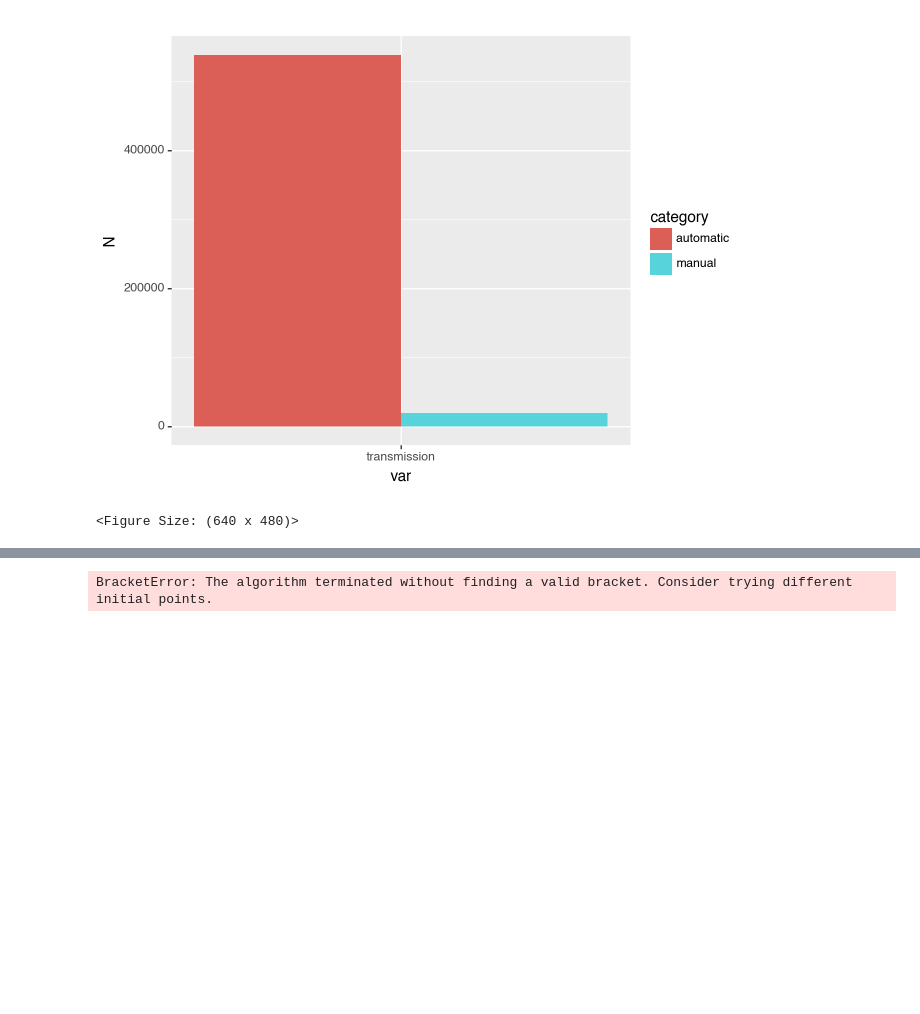
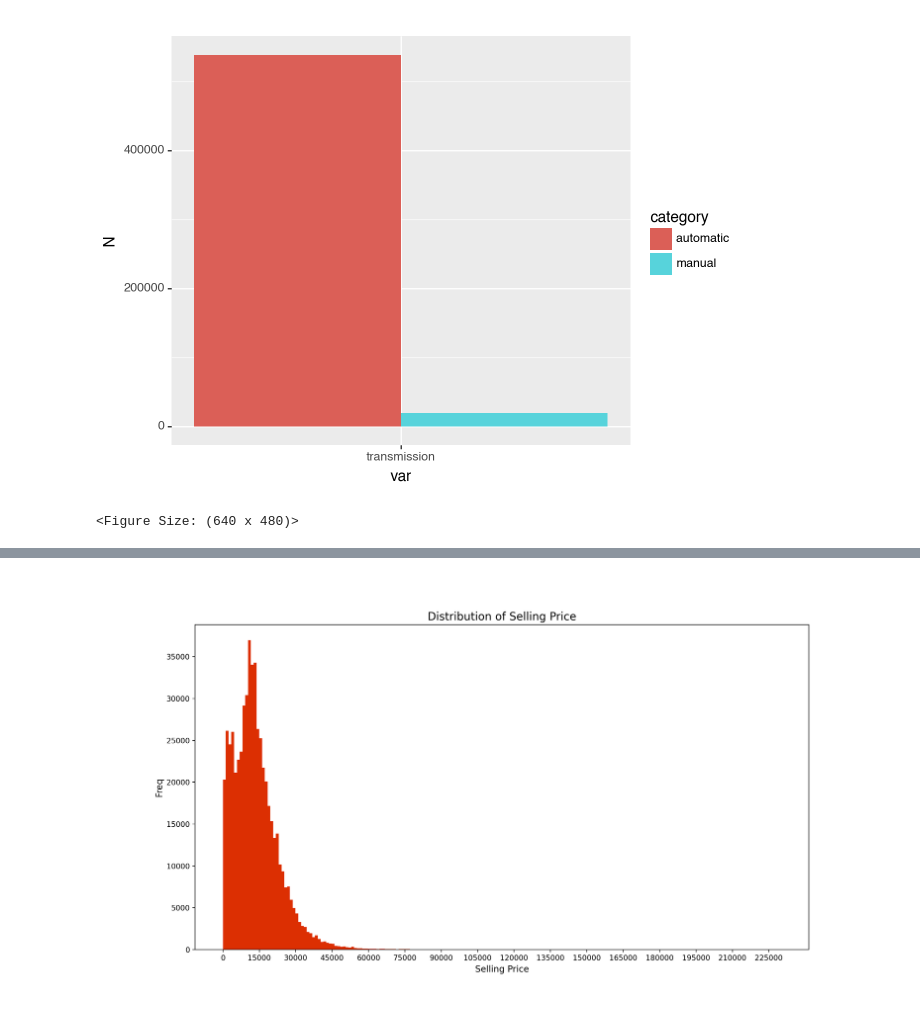
Before and after one commit to MJHMStein/AI_Methods, a Jupyter notebook: car_prices/EDA.ipynb, the cells around one changed output, grey strips where cells are left out. Saved outputs shown, nothing was run; the diff lists cells and outputs as text; code cells hidden in the pictures; blank space fills up the shorter version.

```diff
--- a/car_prices/EDA.ipynb
+++ b/car_prices/EDA.ipynb
@@ -306,5 +320 @@ generate_freq_plot(generate_freq_table((prices_df), [ 'color']))
 <Figure Size: (640 x 480)>
-# %%
-# Creating 15 manufacturing year categories
-prices_df = prices_df.assign(year_cat = pd.cut(prices_df['year'], 15))
-generate_freq_plot(generate_freq_table(prices_df, ['year_cat']))
@@ -330,24 +321,10 @@ generate_freq_plot(generate_freq_table(prices_df, ['year_cat']))
-# %%
-# let's try a boxcox transform
-# first we find the box-cox transforms of the age column
-year_boxed = scipy.stats.boxcox(prices_df.year) # returns a tuple with (1) vector of transformed values, (2) lambda value found by the optimizer. The lambda value specifies the exact closed-form of the transforming function
-year_boxed_v = year_boxed[0] # the transformed values
-year_boxed_lambda = year_boxed[1] # the lambda value found by the optimizer
-
-# the age variable now looks closer to normal, although the gaps in the range show that this approach has limited
-# value for an inherently discrete variable like age. However, for continuous variables this can substantially improve the performance of
-# your model
-(
-    ggplot(prices_df.assign(year_box = year_boxed_v), aes(x='year_box')) +
-    geom_histogram()
-)
-
-# we can then apply the inverse transform using box_cox_inv and passing in the lambda value. This will transform
-# the box-coxed age back to the original vector
-year_boxed_inv = scipy.special.inv_boxcox(year_boxed_v, year_boxed_lambda)
-print("Here's how the inverse of the box-coxed transformed age looks:")
-print(year_boxed_inv)
-print("Which is identical to the original value of age:")
-print(prices_df.year.to_numpy())
-# %% [output]
-BracketError: The algorithm terminated without finding a valid bracket. Consider trying different initial points.
+# %%
+plt.figure(figsize=(15,8))
+plt.hist(prices_df['sellingprice'],bins=200,color='#dc2f02')
+plt.title('Distribution of Selling Price',fontsize=15)
+plt.xticks(np.arange(0,prices_df['sellingprice'].max(),15000))
+plt.xlabel('Selling Price',fontsize=12)
+plt.ylabel('Freq',fontsize=12)
+plt.show(); # semi colon to show plot instead of numbers
+# %% [output]
+[figure, added]
```
Also changed, not shown: parts of 20 cells of this notebook.
